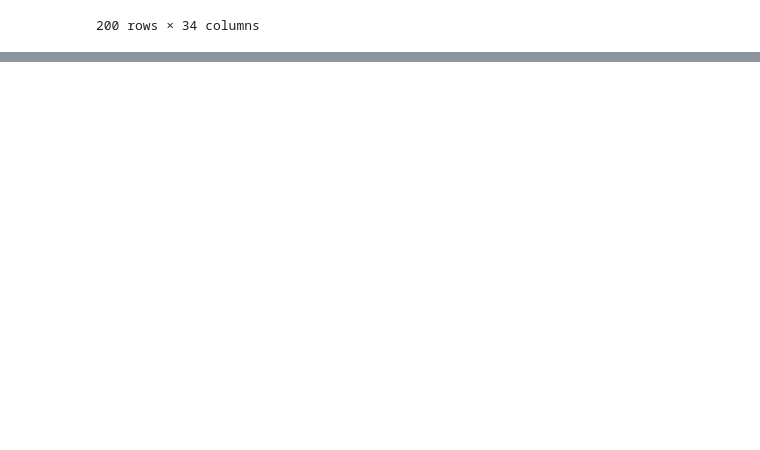
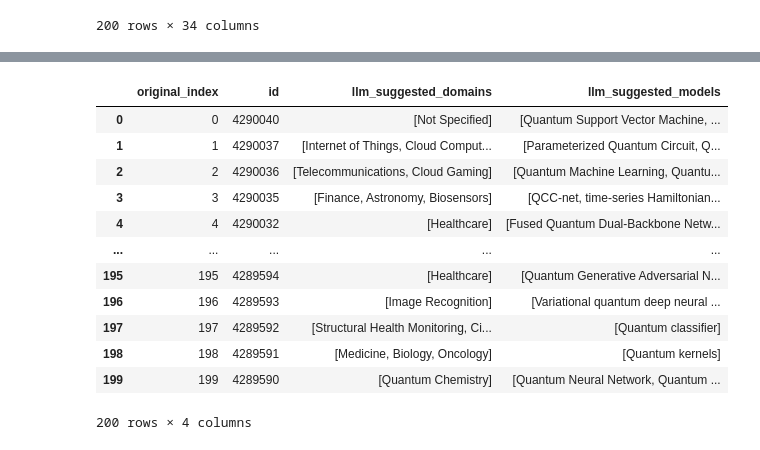
Before and after one commit to AdrianPanasiewicz/SLM, a Jupyter notebook: slm_processing.ipynb, the cells around one changed output, grey strips where cells are left out. Drawn from its saved outputs; the diff is of its cells as text; code cells hidden in the pictures; blank space fills up the shorter version.

Commit message:
Completed keyword collection process with piloted verification

```diff
--- a/slm_processing.ipynb
+++ b/slm_processing.ipynb
@@ -96,0 +163,28 @@ plt.show()
+# %%
+def parse_json(text):
+	try:
+		return json.loads(text)
+	except:
+		return {"domains": [], "models": []}
+# %%
+llm_keywords = pd.read_csv("results/extracted_keywords.csv")
+parsed_dicts = llm_keywords['extracted_data'].apply(parse_json)
+expanded_df = pd.json_normalize(parsed_dicts)
+llm_keywords = pd.concat([llm_keywords.drop(columns=['extracted_data']), expanded_df], axis=1)
+llm_keywords.rename(columns={"domains": "llm_suggested_domains", "models": "llm_suggested_models", "doi": "id"},
+					inplace=True)
+llm_keywords
+# %% [output]
+|  | original_index | id | llm_suggested_domains | llm_suggested_models |
+| 0 | 0 | 4290040 | [Not Specified] | [Quantum Support Vector Machine, ... |
+| 1 | 1 | 4290037 | [Internet of Things, Cloud Comput... | [Parameterized Quantum Circuit, Q... |
+| 2 | 2 | 4290036 | [Telecommunications, Cloud Gaming] | [Quantum Machine Learning, Quantu... |
+| 3 | 3 | 4290035 | [Finance, Astronomy, Biosensors] | [QCC-net, time-series Hamiltonian... |
+| 4 | 4 | 4290032 | [Healthcare] | [Fused Quantum Dual-Backbone Netw... |
+| ... | ... | ... | ... | ... |
+| 195 | 195 | 4289594 | [Healthcare] | [Quantum Generative Adversarial N... |
+| 196 | 196 | 4289593 | [Image Recognition] | [Variational quantum deep neural ... |
+| 197 | 197 | 4289592 | [Structural Health Monitoring, Ci... | [Quantum classifier] |
+| 198 | 198 | 4289591 | [Medicine, Biology, Oncology] | [Quantum kernels] |
+| 199 | 199 | 4289590 | [Quantum Chemistry] | [Quantum Neural Network, Quantum ... |
+200 rows × 4 columns
```
Also changed, not shown: parts of 11 cells of this notebook, 5 other files.
